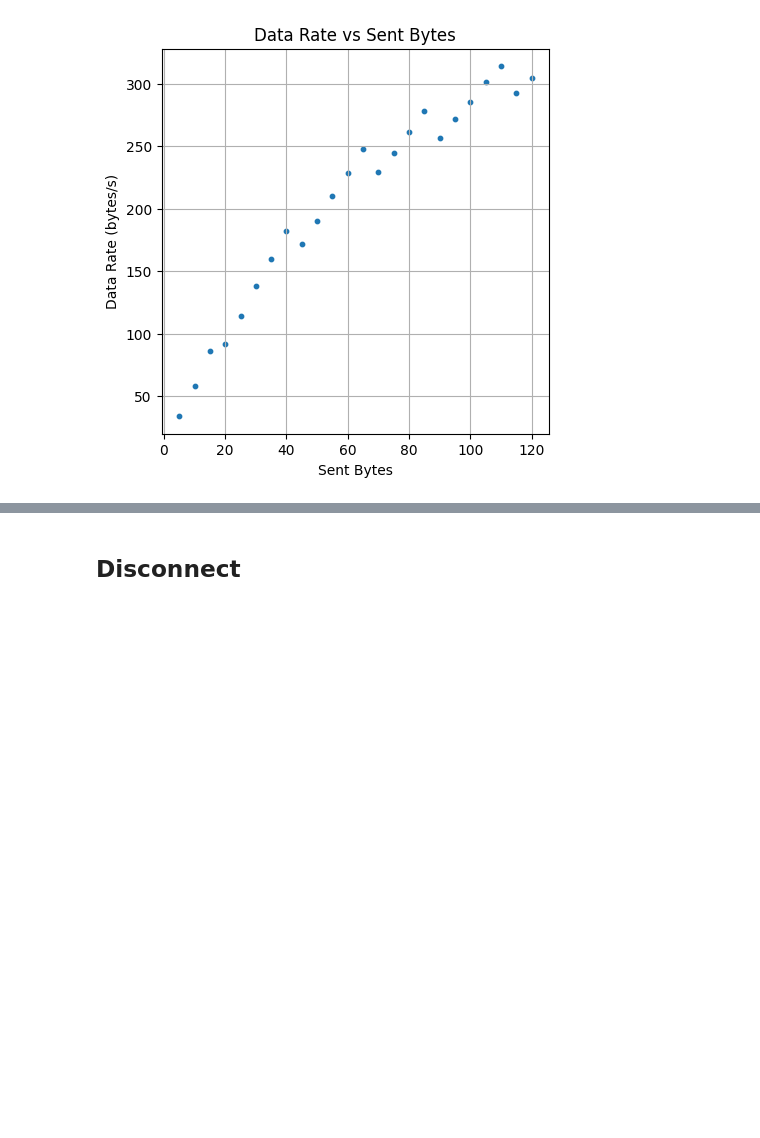
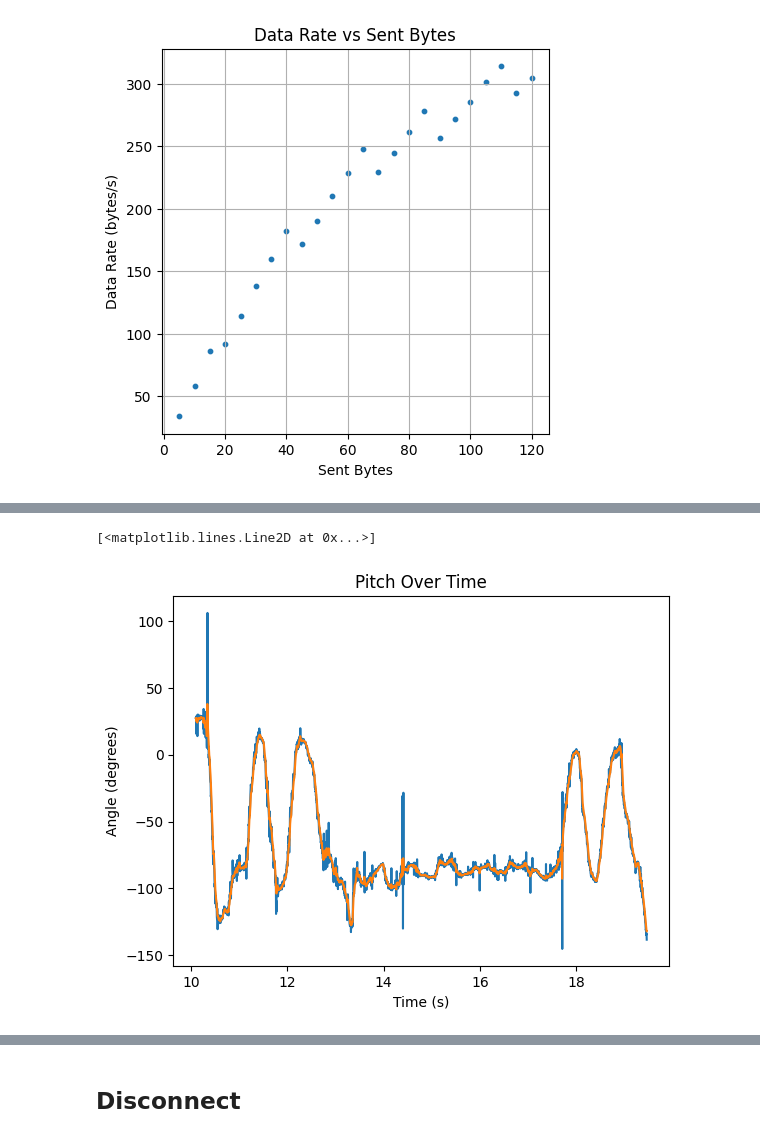
Before and after one commit to kd374/ECE5160, a Jupyter notebook: ble_robot_1.2/ble_python/demo.ipynb, the cells around one changed output, grey strips where cells are left out. Saved outputs shown, nothing was run; the diff lists cells and outputs as text; code cells hidden in the pictures; blank space fills up the shorter version.

```diff
--- a/ble_robot_1.2/ble_python/demo.ipynb
+++ b/ble_robot_1.2/ble_python/demo.ipynb
@@ -501,0 +428,18 @@ Start time: 1738755675.145490s, End time: 1738755675.539981s, Duration: 0.394491
+# %%
+##FILTERED DATA ACCELEROMETER
+time_floatarray = [float(element) for element in time]
+time_sec = np.divide(time_floatarray, 3000)
+roll_floatarray_filtered = [float(element) for element in roll_data_filtered]
+pitch_floatarray_filtered = [float(element) for element in pitch_data_filtered]
+
+pitch_floatarray = pitch_floatarray[:len(time_sec)]
+pitch_floatarray_filtered = pitch_floatarray_filtered[:len(time_sec)]
+
+plt.xlabel("Time (s)")
+plt.ylabel("Angle (degrees)")
+plt.title("Pitch Over Time")
+plt.plot(time_sec, pitch_floatarray)
+plt.plot(time_sec, pitch_floatarray_filtered)
+# %% [output]
+[<matplotlib.lines.Line2D at 0x...>]
+[figure, added]
```
Also changed, not shown: parts of 44 cells of this notebook, 5 other files.
